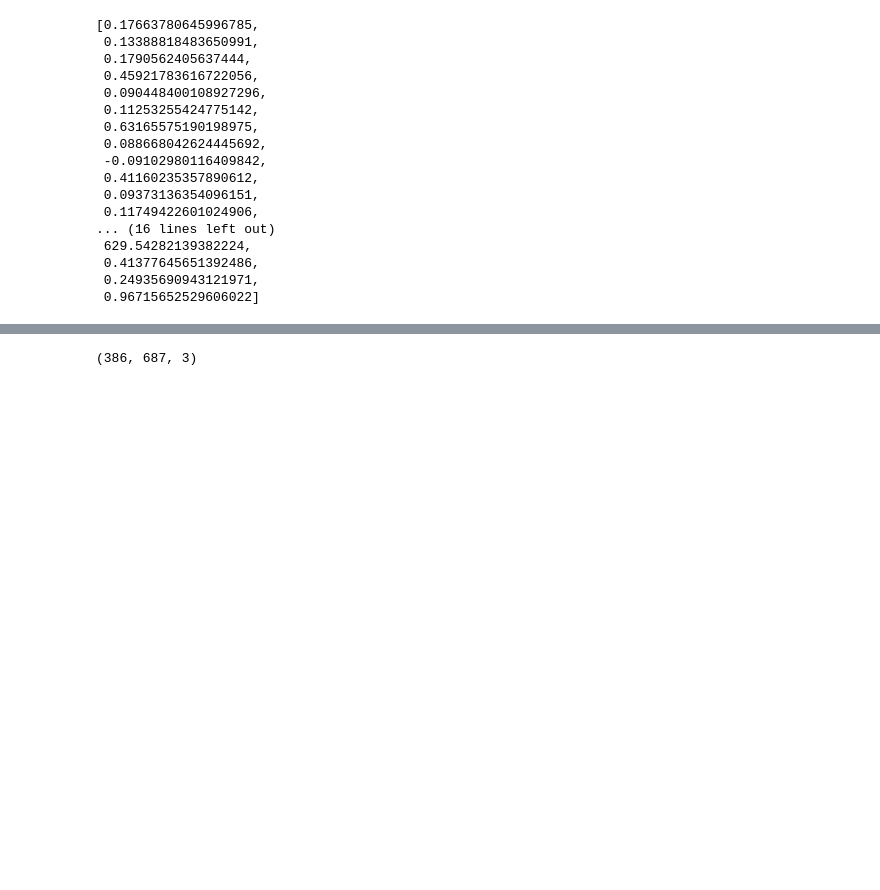
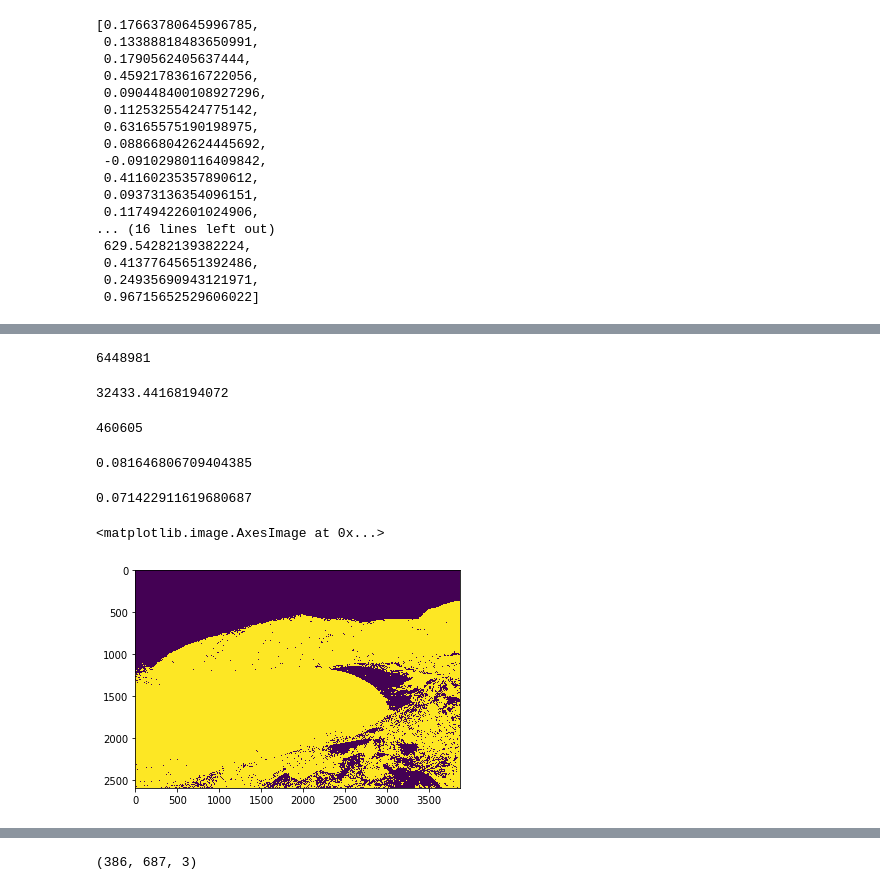
Before and after one commit to karino2/ClassSim, a Jupyter notebook: GMM_similarity.ipynb, the cells around one changed output, grey strips where cells are left out. Drawn from its saved outputs; the diff is of its cells as text; code cells hidden in the pictures; blank space fills up the shorter version.

```diff
--- a/GMM_similarity.ipynb
+++ b/GMM_similarity.ipynb
@@ -315,0 +630,5 @@ files[2000:2005]
+# %%
+# target = "data/bay/0001.jpeg"
+target = 'data/bay/0000.jpeg'
+
+img = imreadf(target)
@@ -315,0 +639,3 @@ files[2000:2005]
+# %%
+img_gray =color.rgb2gray(img)
+img_binary = gray2binary(img_gray)
@@ -315,0 +667,25 @@ files[2000:2005]
+# %%
+img_binary.sum()
+# %% [output]
+6448981
+# %%
+skimage.measure.perimeter(img2_binary)
+# %% [output]
+32433.44168194072
+# %%
+img2_binary.sum()
+# %% [output]
+460605
+# %%
+Out[104]/Out[102]
+# %% [output]
+0.081646806709404385
+# %%
+Out[105]/Out[103]
+# %% [output]
+0.071422911619680687
+# %%
+plt.imshow(img_binary)
+# %% [output]
+<matplotlib.image.AxesImage at 0x...>
+[figure, added]
```
Also changed, not shown: parts of 76 cells of this notebook.
